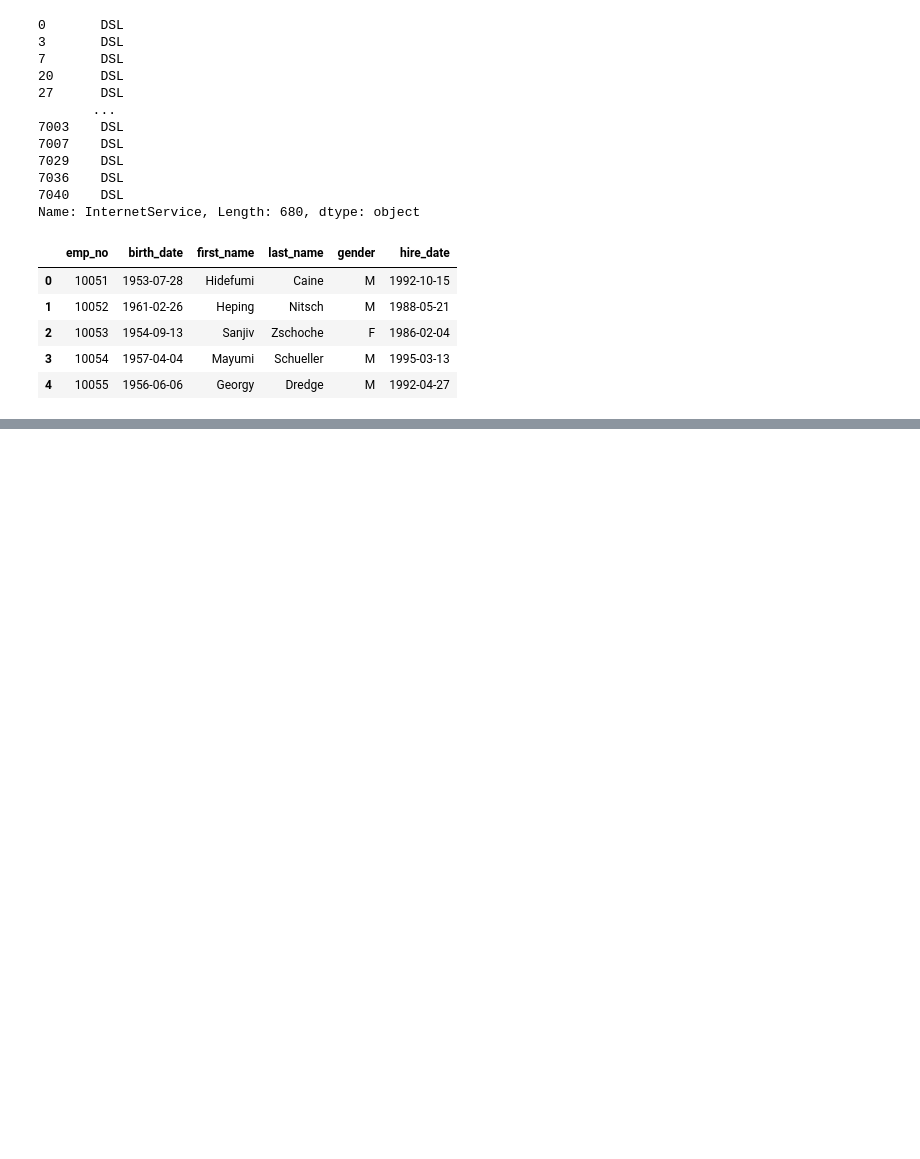
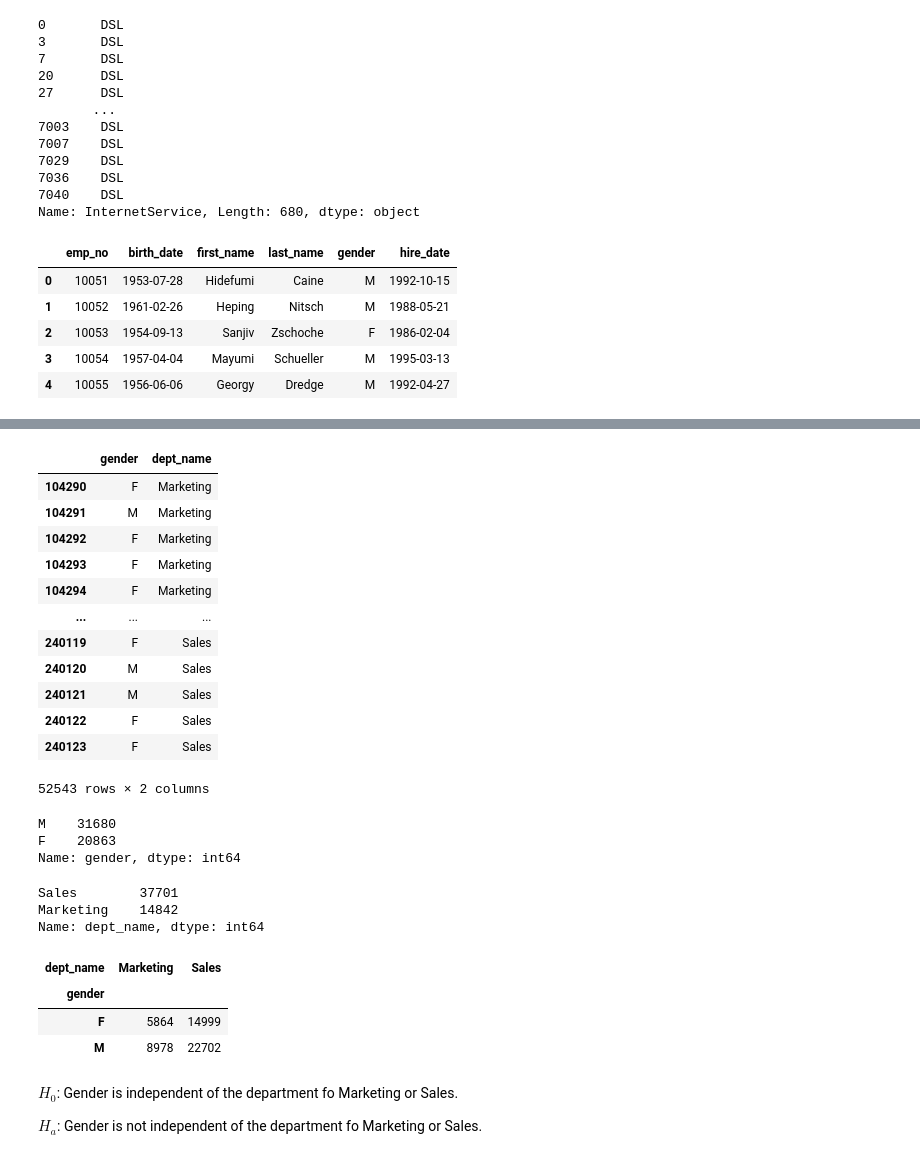
Before and after one commit to brentschriver/statistics-exercises, a Jupyter notebook: hypothesis_testing.ipynb, the cells around one changed output, grey strips where cells are left out. Cells and saved outputs as stored; diff of their text form; code cells hidden in the pictures; blank space fills up the shorter version.

```diff
--- a/hypothesis_testing.ipynb
+++ b/hypothesis_testing.ipynb
@@ -456,0 +476,32 @@ $H_0$: Gender does
+# %%
+# restrict that to just sales and marketing
+
+gender_dept = gender_dept[(gender_dept.dept_name == 'Sales') | (gender_dept.dept_name == 'Marketing')]
+# %%
+gender_dept
+# %% [output]
+|  | gender | dept_name |
+| 104290 | F | Marketing |
+| 104291 | M | Marketing |
+| 104292 | F | Marketing |
+| 104293 | F | Marketing |
+| 104294 | F | Marketing |
+| ... | ... | ... |
+| 240119 | F | Sales |
+| 240120 | M | Sales |
+| 240121 | M | Sales |
+| 240122 | F | Sales |
+| 240123 | F | Sales |
+52543 rows × 2 columns
+# %%
+gender_dept.gender.value_counts()
+# %% [output]
+M    31680
+F    20863
+Name: gender, dtype: int64
+# %%
+gender_dept.dept_name.value_counts()
+# %% [output]
+Sales        37701
+Marketing    14842
+Name: dept_name, dtype: int64
@@ -456,0 +510,11 @@ $H_0$: Gender does
+# %%
+observed
+# %% [output]
+| dept_name | Marketing | Sales |
+| gender |  |  |
+| F | 5864 | 14999 |
+| M | 8978 | 22702 |
+# %% [markdown]
+$H_0$: Gender is independent of the department fo Marketing or Sales.
+
+$H_a$: Gender is not independent of the department fo Marketing or Sales.
```
Also changed, not shown: parts of 66 cells of this notebook.
